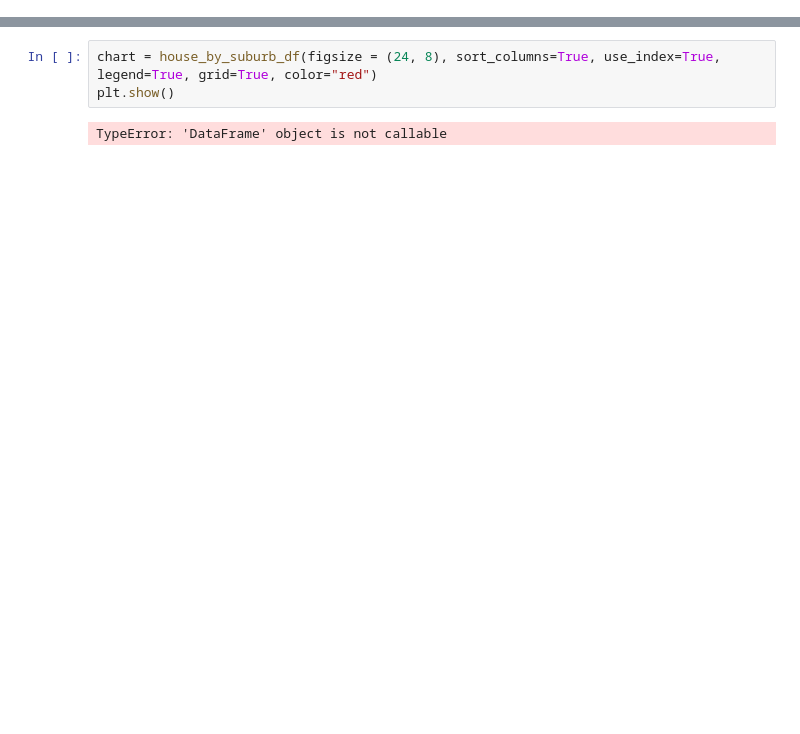
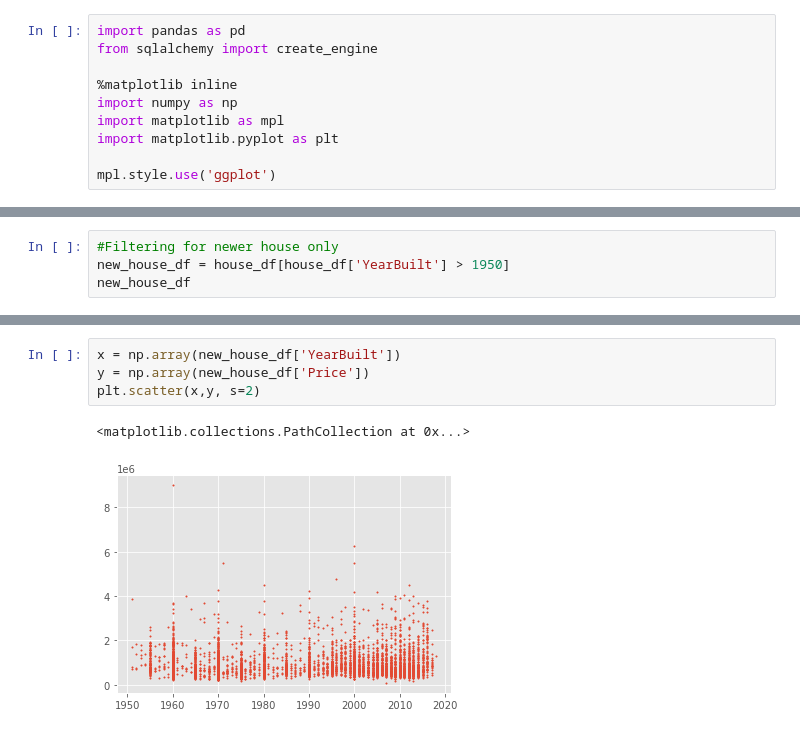
Before and after one commit to luonri11/project-2, a Jupyter notebook: aggregates.ipynb, the cells around one changed output, grey strips where cells are left out. Cells and saved outputs as stored; diff of their text form; blank space fills up the shorter version.

```diff
--- a/aggregates.ipynb
+++ b/aggregates.ipynb
@@ -1 +1,11 @@
+# %%
+import pandas as pd
+from sqlalchemy import create_engine
+
+%matplotlib inline
+import numpy as np
+import matplotlib as mpl
+import matplotlib.pyplot as plt
+
+mpl.style.use('ggplot')
 # %%
@@ -20,3 +26,7 @@ house_by_suburb_df.head()
 | Airport West | 3.000000 | 7.566567e+05 | 12.482090 | 3042.0 | 2.865672 | 1.477612 | 1.641791 | 432.880597 | 135.272895 | 1984.476190 | ... |
 | Albanvale | 3.000000 | 5.370833e+05 | 14.000000 | 3021.0 | 3.000000 | 1.333333 | 2.166667 | 501.166667 | 123.000000 | 1980.000000 | ... |
 | Albert Park | 2.710145 | 1.941355e+06 | 3.230435 | 3206.0 | 2.666667 | 1.434783 | 0.727273 | 176.652174 | 123.485294 | 1903.756757 | ... |
+# %%
+#Filtering for newer house only
+new_house_df = house_df[house_df['YearBuilt'] > 1950]
+new_house_df
@@ -38,5 +66,7 @@ Name: Price, dtype: float64
-# %%
-chart = house_by_suburb_df(figsize = (24, 8), sort_columns=True, use_index=True, legend=True, grid=True, color="red")
-plt.show()
-# %% [output]
-TypeError: 'DataFrame' object is not callable
+# %%
+x = np.array(new_house_df['YearBuilt'])
+y = np.array(new_house_df['Price'])
+plt.scatter(x,y, s=2)
+# %% [output]
+<matplotlib.collections.PathCollection at 0x...>
+[figure, added]
```
Also changed, not shown: parts of 3 cells of this notebook.
